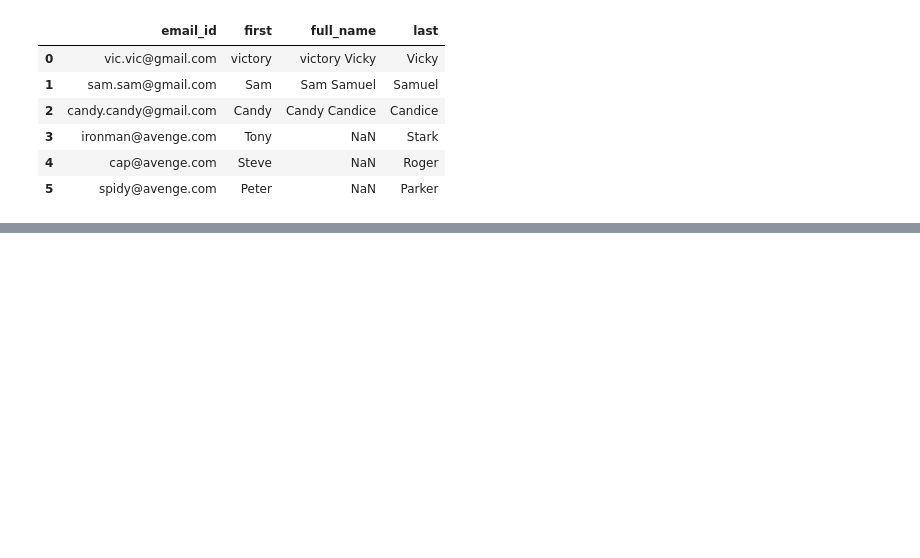
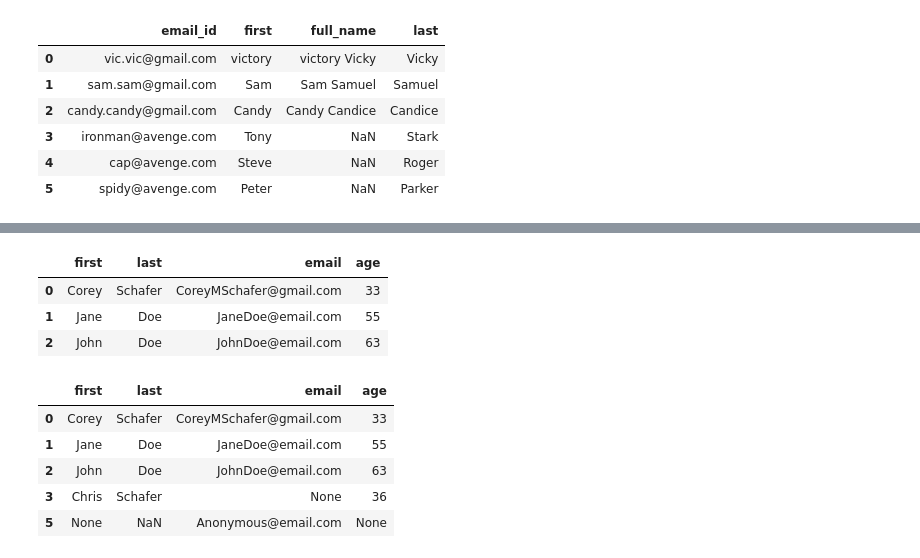
Before and after one commit to akash16dhotre/Exploring-pandas, a Jupyter notebook: Snippets.ipynb, the cells around one changed output, grey strips where cells are left out. Saved outputs shown, nothing was run; the diff lists cells and outputs as text; code cells hidden in the pictures; blank space fills up the shorter version.

```diff
--- a/Snippets.ipynb
+++ b/Snippets.ipynb
@@ -545,0 +572,18 @@ df.sort_index()
+# %%
+df.dropna() # .dropna() drops the default value; This drops the NA values
+# %% [output]
+|  | first | last | email | age |
+| 0 | Corey | Schafer | CoreyMSchafer@gmail.com | 33 |
+| 1 | Jane | Doe | JaneDoe@email.com | 55 |
+| 2 | John | Doe | JohnDoe@email.com | 63 |
+# %%
+df.dropna(axis='index', how='all', subset=['last', 'email'])
+
+#axis can be set to index or columns; na values will be dropped based on index or columns
+# %% [output]
+|  | first | last | email | age |
+| 0 | Corey | Schafer | CoreyMSchafer@gmail.com | 33 |
+| 1 | Jane | Doe | JaneDoe@email.com | 55 |
+| 2 | John | Doe | JohnDoe@email.com | 63 |
+| 3 | Chris | Schafer | None | 36 |
+| 5 | None | NaN | Anonymous@email.com | None |
```
Also changed, not shown: parts of 14 cells of this notebook, 1 other file.
